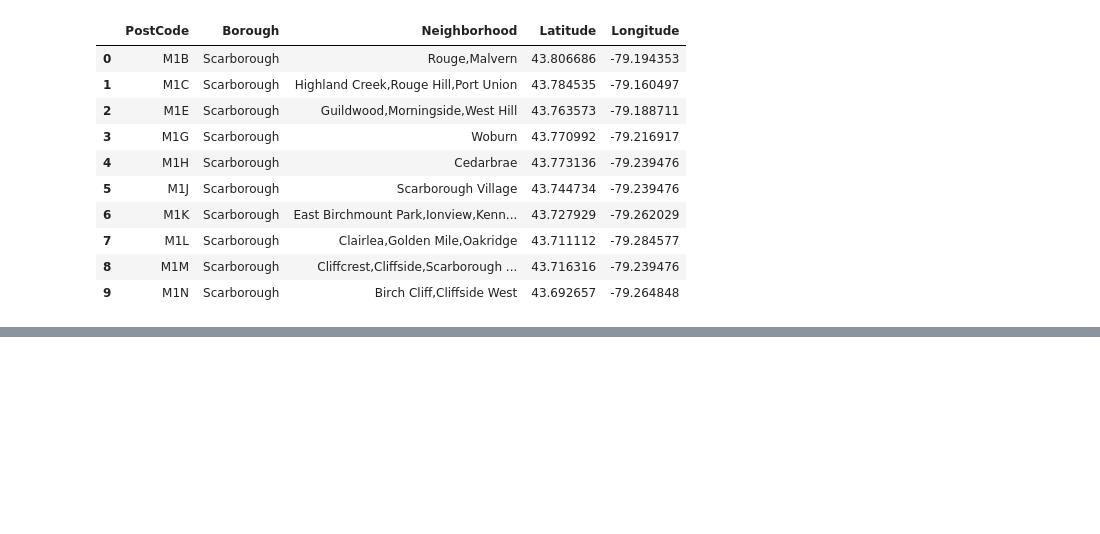
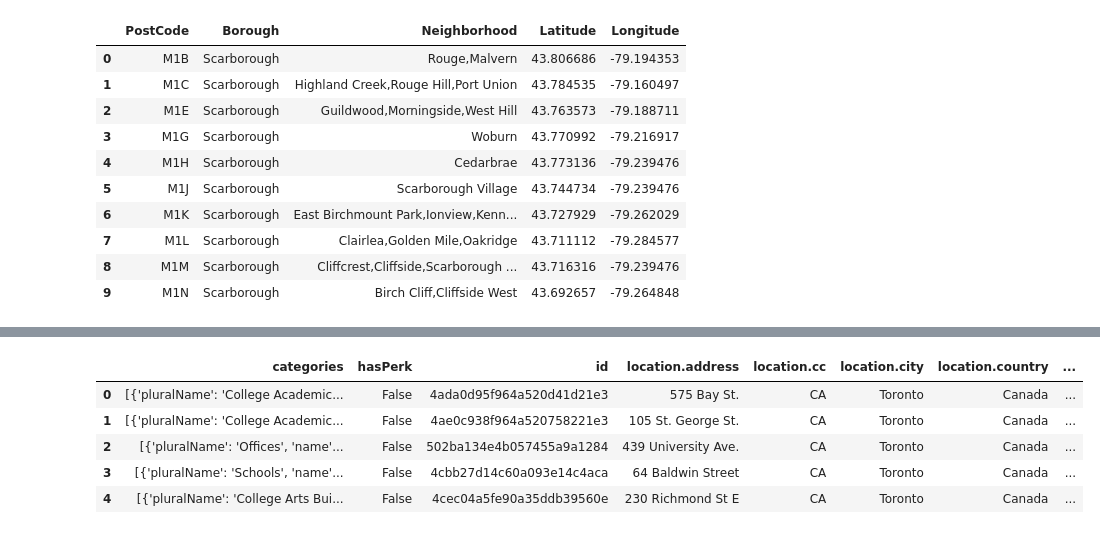
Before and after one commit to mukulbiswas/Coursera_Capstone, a Jupyter notebook: Course 9: Applied Data Science Capstone.ipynb, the cells around one changed output, grey strips where cells are left out. Cells and saved outputs as stored; diff of their text form; code cells hidden in the pictures; blank space fills up the shorter version.

```diff
--- a/Course 9: Applied Data Science Capstone.ipynb
+++ b/Course 9: Applied Data Science Capstone.ipynb
@@ -213,0 +254,8 @@ df_4.head(10)
+# %%
+address = 'Toronto, Canada'
+
+geolocator = Nominatim()
+location = geolocator.geocode(address)
+latitude = location.latitude
+longitude = location.longitude
+print('The geograpical coordinate of Toronto are {}, {}.'.format(latitude, longitude))
@@ -213,0 +298,8 @@ df_4.head(10)
+# %%
+CLIENT_ID = '22KPZXIQGHJB2NRJ5P1QDWQPPQ0EQSUN1M0ZVRBW1U3K2CMC' # your Foursquare ID
+CLIENT_SECRET = '2O1UILVIKZ3WX0XOUWS1VOYTHSWV12EDLCYSS4BJXIZEQHJ2' # your Foursquare Secret
+VERSION = '20180604'
+LIMIT = 30
+print('Your credentails:')
+print('CLIENT_ID: ' + CLIENT_ID)
+print('CLIENT_SECRET:' + CLIENT_SECRET)
@@ -213,0 +343,17 @@ df_4.head(10)
+# %%
+# tranforming json file into a pandas dataframe library
+from pandas.io.json import json_normalize
+
+# assign relevant part of JSON to venues
+venues = results['response']['venues']
+
+# tranform venues into a dataframe
+schools = json_normalize(venues)
+schools.head()
+# %% [output]
+|  | categories | hasPerk | id | location.address | location.cc | location.city | location.country | ... |
+| 0 | [{'pluralName': 'College Academic... | False | 4ada0d95f964a520d41d21e3 | 575 Bay St. | CA | Toronto | Canada | ... |
+| 1 | [{'pluralName': 'College Academic... | False | 4ae0c938f964a520758221e3 | 105 St. George St. | CA | Toronto | Canada | ... |
+| 2 | [{'pluralName': 'Offices', 'name'... | False | 502ba134e4b057455a9a1284 | 439 University Ave. | CA | Toronto | Canada | ... |
+| 3 | [{'pluralName': 'Schools', 'name'... | False | 4cbb27d14c60a093e14c4aca | 64 Baldwin Street | CA | Toronto | Canada | ... |
+| 4 | [{'pluralName': 'College Arts Bui... | False | 4cec04a5fe90a35ddb39560e | 230 Richmond St E | CA | Toronto | Canada | ... |
```
Also changed, not shown: parts of 13 cells of this notebook.
